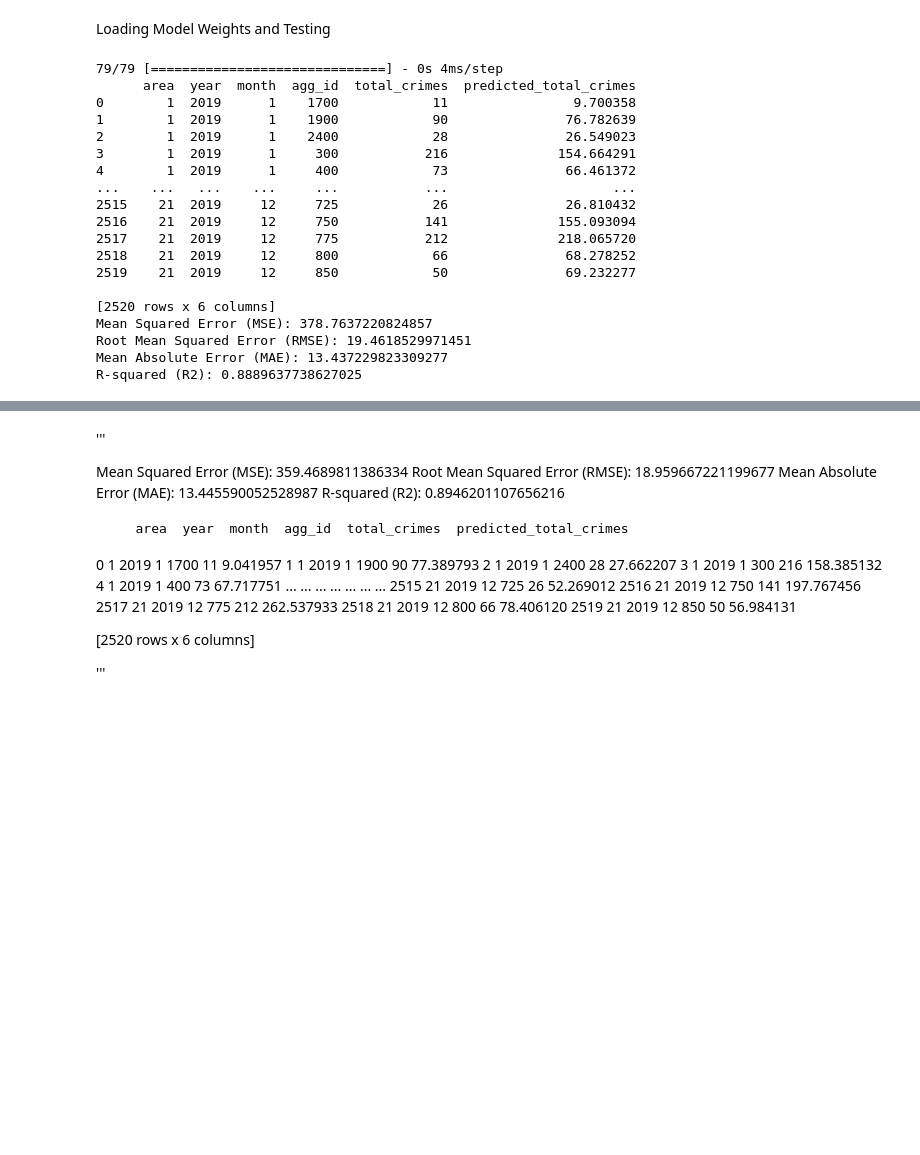
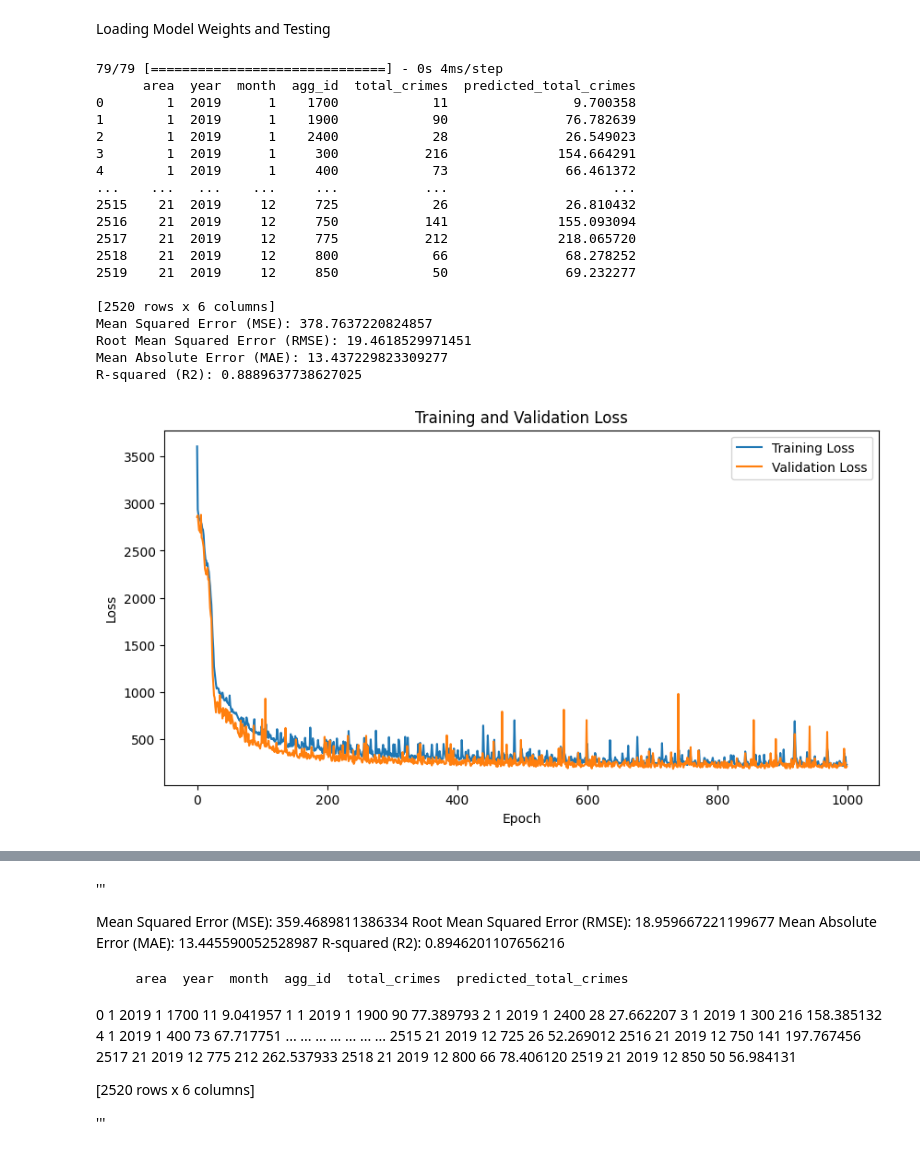
Before and after one commit to Gigilui15/FYP-CrimePrediction, a Jupyter notebook: Scripts/Final Year Project.ipynb, the cells around one changed output, grey strips where cells are left out. Saved outputs shown, nothing was run; the diff lists cells and outputs as text; code cells hidden in the pictures; blank space fills up the shorter version.

```diff
--- a/Scripts/Final Year Project.ipynb
+++ b/Scripts/Final Year Project.ipynb
@@ -1619,6 +1619,9 @@ import numpy as np
 import tensorflow as tf
 from sklearn.preprocessing import StandardScaler
 from sklearn.metrics import mean_squared_error, mean_absolute_error, r2_score
+import matplotlib.pyplot as plt
+import seaborn as sns
+
 
 # Load the test dataset
 test_data = pd.read_csv(r'C:\\Users\\luigi\\Desktop\\Third Year\\Thesis\\Artefact\\Data\\test_set.csv')
@@ -1670,30 +1673,60 @@ print("Mean Squared Error (MSE):", mse)
 rmse = np.sqrt(mse)
 print("Root Mean Squared Error (RMSE):", rmse)
 
 # Calculate Mean Absolute Error (MAE)
 mae = mean_absolute_error(true_values, predictions)
 print("Mean Absolute Error (MAE):", mae)
 
 # Calculate R-squared (R2)
 r2 = r2_score(true_values, predictions)
 print("R-squared (R2):", r2)
+
+# Loss and Metric Curves
+plt.figure(figsize=(10, 5))
+plt.plot(history.history['loss'], label='Training Loss')
+plt.plot(history.history['val_loss'], label='Validation Loss')
+plt.xlabel('Epoch')
+plt.ylabel('Loss')
+plt.title('Training and Validation Loss')
+plt.legend()
+plt.show()
+
+# True vs. Predicted Values Scatterplot with diagonal line
+plt.figure(figsize=(8, 8))
+sns.scatterplot(x=true_values, y=predictions.flatten())
+plt.plot([true_values.min(), true_values.max()], [true_values.min(), true_values.max()], color='red', linestyle='--')
+plt.xlabel('True Values')
+plt.ylabel('Predicted Values')
+plt.title('Actual vs. Predicted Values')
+plt.show()
+
+# Residuals Plot
+residuals = true_values - predictions.flatten()
+plt.figure(figsize=(8, 6))
+sns.scatterplot(x=true_values, y=residuals)
+plt.axhline(y=0, color='r', linestyle='--')
+plt.xlabel('True Values')
+plt.ylabel('Residuals')
+plt.title('Residuals Plot')
+plt.show()
 # %% [output]
 79/79 [==============================] - 0s 4ms/step
       area  year  month  agg_id  total_crimes  predicted_total_crimes
 0        1  2019      1    1700            11                9.700358
 1        1  2019      1    1900            90               76.782639
 2        1  2019      1    2400            28               26.549023
 3        1  2019      1     300           216              154.664291
 4        1  2019      1     400            73               66.461372
 ...    ...   ...    ...     ...           ...                     ...
 2515    21  2019     12     725            26               26.810432
 2516    21  2019     12     750           141              155.093094
 2517    21  2019     12     775           212              218.065720
 2518    21  2019     12     800            66               68.278252
 2519    21  2019     12     850            50               69.232277
 
 [2520 rows x 6 columns]
 Mean Squared Error (MSE): 378.7637220824857
 Root Mean Squared Error (RMSE): 19.4618529971451
 Mean Absolute Error (MAE): 13.437229823309277
 R-squared (R2): 0.8889637738627025
+[figure, added]
```
Also changed, not shown: parts of 1 cell of this notebook, 5 other files.
